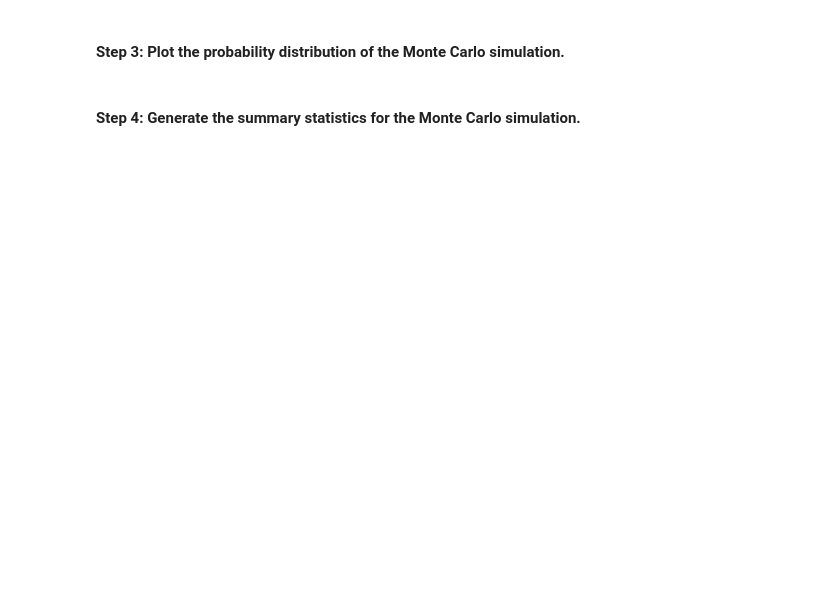
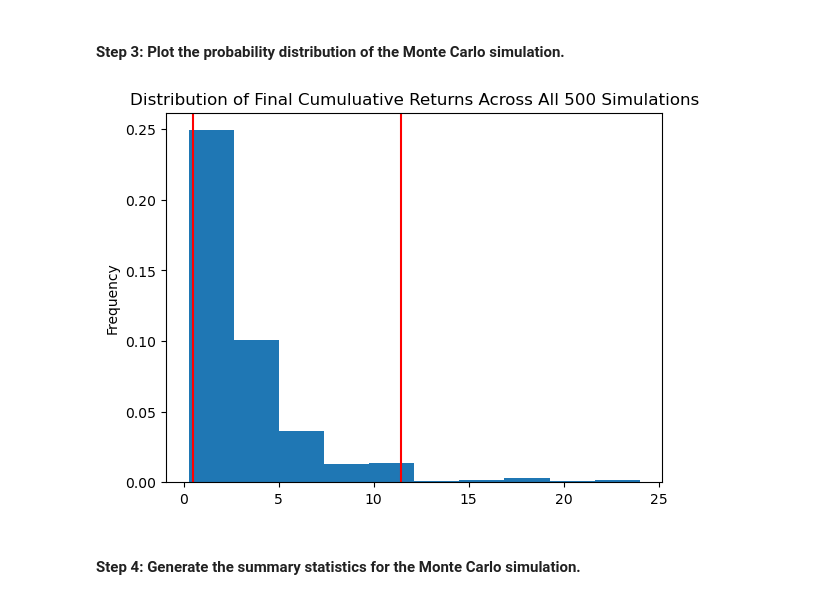
Before and after one commit to brianwander/Monte_Carlo_Forecasting, a Jupyter notebook: financial_planning_tools.ipynb, the cells around one changed output. Cells and saved outputs as stored; diff of their text form; code cells hidden in the pictures; blank space fills up the shorter version.

```diff
--- a/financial_planning_tools.ipynb
+++ b/financial_planning_tools.ipynb
@@ -446,7 +507,10 @@ display(df_historical_close.tail())
 # %%
 # Visualize the probability distribution of the 30-year Monte Carlo simulation
 # by plotting a histogram
-# YOUR CODE HERE
+MC_sim_dist_plot=MC_fiveyear.plot_distribution()
+MC_sim_dist_plot.get_figure().savefig('MC_fiveyear_dist_plot.png',bbox_inches='tight')
+# %% [output]
+[figure, added]
 # %% [markdown]
 #### Step 4: Generate the summary statistics for the Monte Carlo simulation.
 # %%
```
Also changed, not shown: parts of 7 cells of this notebook, 2 other files.
